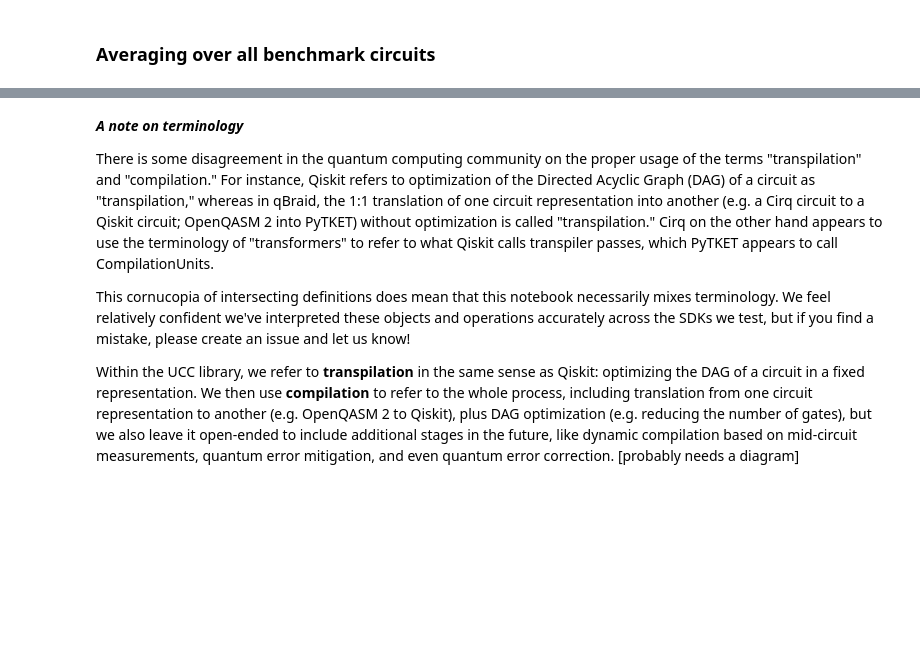
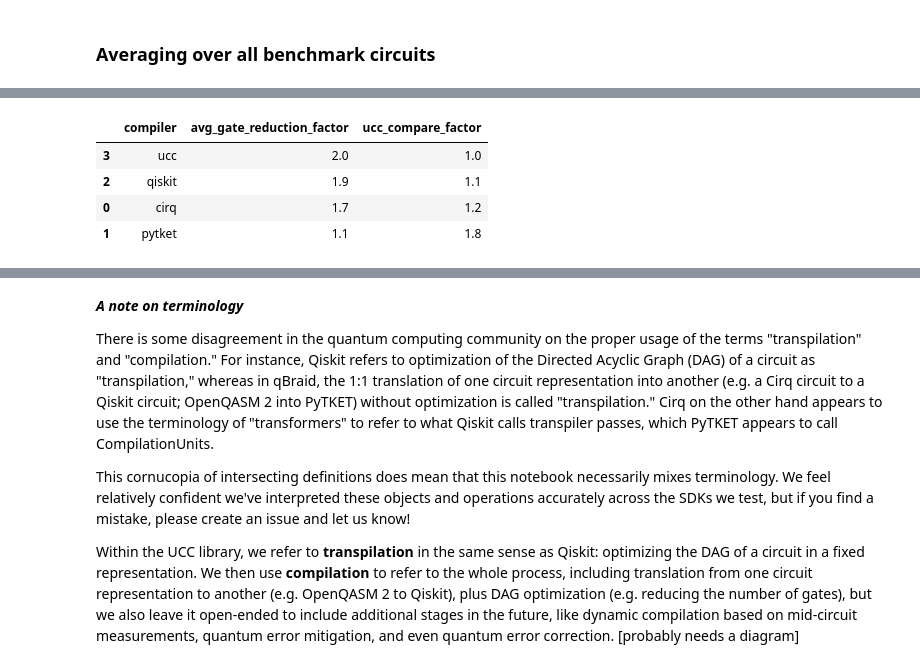
Before and after one commit to xs-es/ucc, a Jupyter notebook: benchmarks/run_ucc_benchmarks.ipynb, the cells around one changed output, grey strips where cells are left out. Cells and saved outputs as stored; diff of their text form; code cells hidden in the pictures; blank space fills up the shorter version.

```diff
--- a/benchmarks/run_ucc_benchmarks.ipynb
+++ b/benchmarks/run_ucc_benchmarks.ipynb
@@ -384,22 +392,29 @@ rounded_df
 # %%
 # Create a new DataFrame with gate reduction data
+avg_gate_reduction = df.groupby("compiler")["reduction_factor"].mean()
 factor_df = pd.DataFrame(avg_gate_reduction).reset_index()
 
 # Get the UCC gate reduction
 ucc_factor = factor_df[factor_df.compiler == "ucc"]["reduction_factor"]
 
 # Calculate the comparison factor (each compiler's gate reduction divided by UCC)
 factor_df['ucc_compare_factor'] = 1/ (factor_df["reduction_factor"] / ucc_factor.iloc[0])
 
 # Apply rounding to 3 significant figures
 rounded_df = factor_df.map(round_to_sigfigs)
 
 # Sort the DataFrame by the comparison factor
 rounded_df = rounded_df.sort_values(by='ucc_compare_factor').rename(columns={'reduction_factor': 'avg_gate_reduction_factor'})
 
 
 # Display the sorted, rounded DataFrame
 rounded_df
+# %% [output]
+|  | compiler | avg_gate_reduction_factor | ucc_compare_factor |
+| 3 | ucc | 2.0 | 1.0 |
+| 2 | qiskit | 1.9 | 1.1 |
+| 0 | cirq | 1.7 | 1.2 |
+| 1 | pytket | 1.1 | 1.8 |
 # %%
 # Create a separate figure for average gate reduction per second
 fig, ax = plt.subplots(figsize=(5, 4))  # Adjust size to be smaller
```
Also changed, not shown: parts of 13 cells of this notebook, 4 other files.
